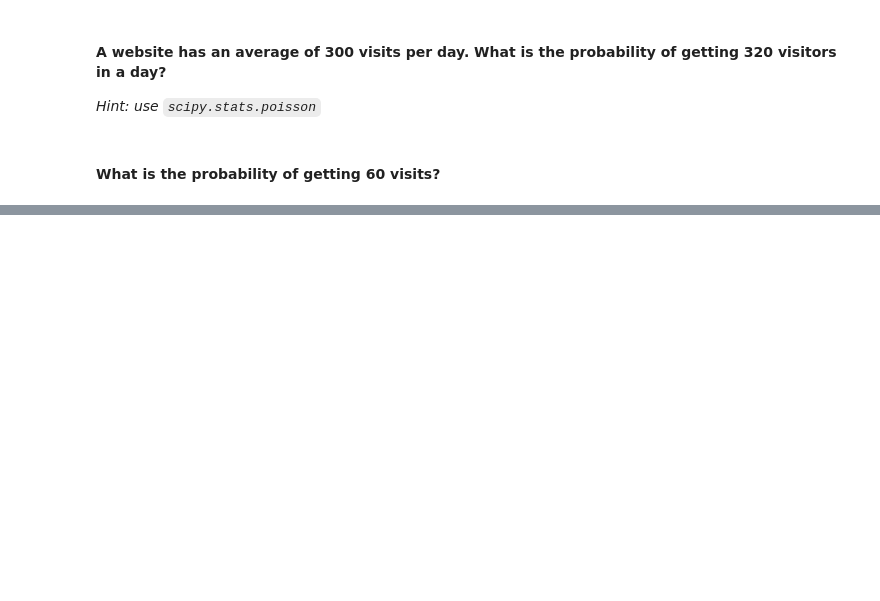
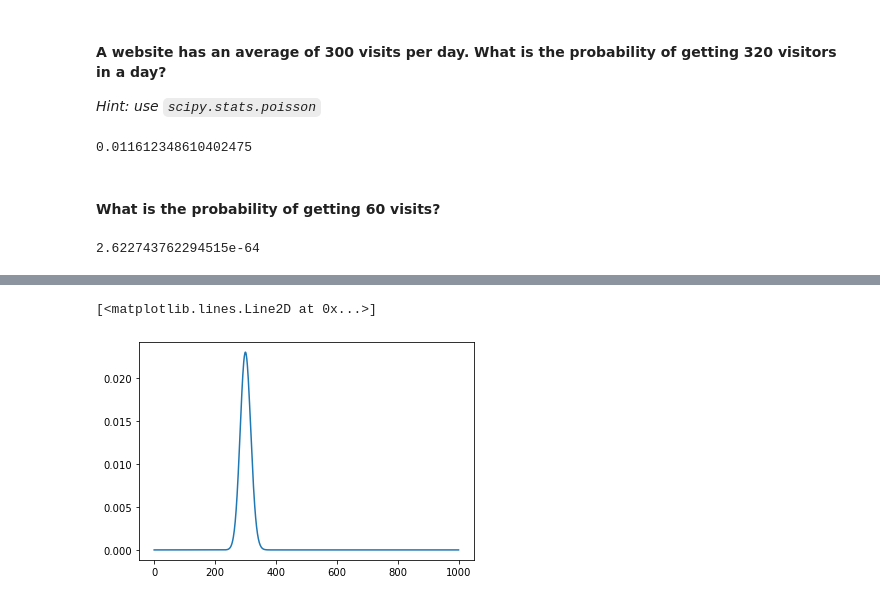
Before and after one commit to ironhack-datalabs/datamad0120, a Jupyter notebook: module-2/lab-probability-distribution/your_code/main.ipynb, the cells around one changed output, grey strips where cells are left out. Drawn from its saved outputs; the diff is of its cells as text; code cells hidden in the pictures; blank space fills up the shorter version.

```diff
--- a/module-2/lab-probability-distribution/your_code/main.ipynb
+++ b/module-2/lab-probability-distribution/your_code/main.ipynb
@@ -78,7 +170,27 @@ Use matplotlib subplots to plot a histogram of each sample.
+# %%
+# Your code here
+from scipy.stats import poisson
+
+mu = 300
+
+rv = poisson.pmf(320,mu)
+
+rv
+# %% [output]
+0.011612348610402475
 # %% [markdown]
 #### What is the probability of getting 60 visits?
 # %%
 # Your code here
+
+
+mu = 300
+
+rv = poisson.pmf(60,mu)
+
+rv
+# %% [output]
+2.622743762294515e-64
 # %% [markdown]
 #### Plot the distribution of the probability for getting 0-1000 visits.
 
@@ -93,0 +204,7 @@ Use matplotlib subplots to plot a histogram of each sample.
+# %%
+# your code here
+k = np.arange(1000)
+plt.plot(k,poisson.pmf(k,mu))
+# %% [output]
+[<matplotlib.lines.Line2D at 0x...>]
+[figure, added]
```
Also changed, not shown: parts of 23 cells of this notebook.
